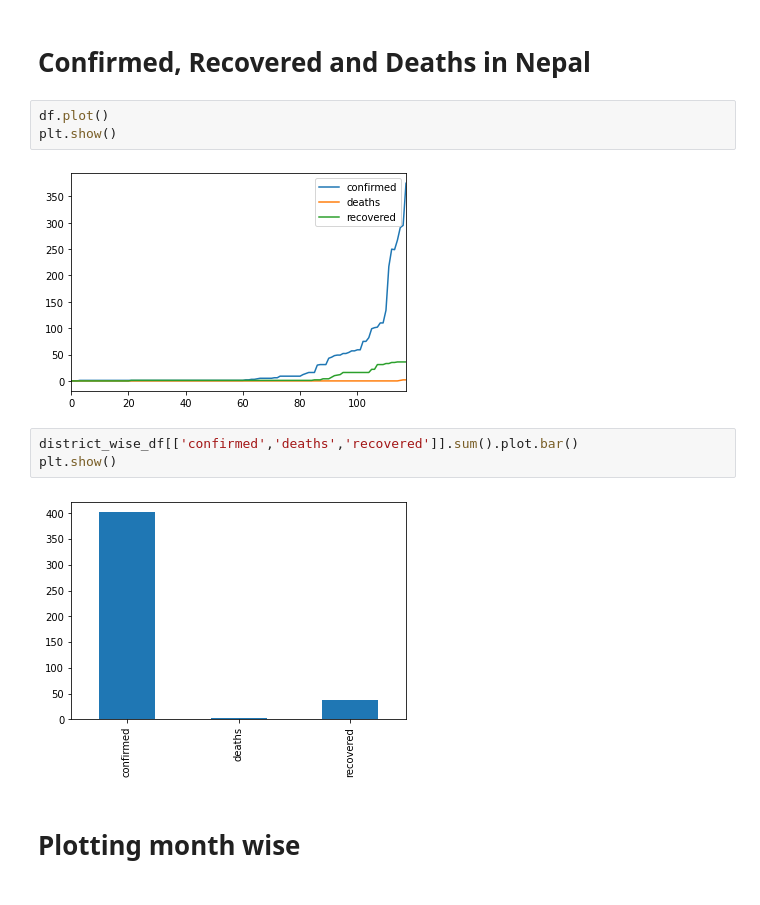
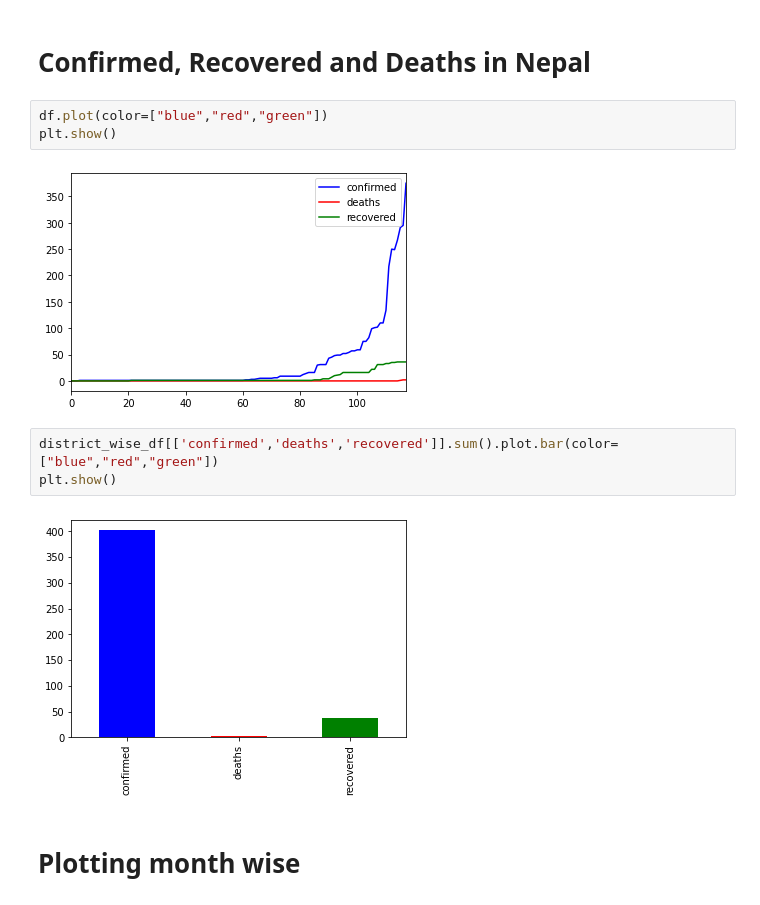
Before and after one commit to pemagrg1/Covid19-Nepal-DataAnalysis, a Jupyter notebook: Nepal Covid Data Analysis.ipynb, the cells around one changed output. Cells and saved outputs as stored; diff of their text form.

Commit message:
giving specific colors to the labels

```diff
--- a/Nepal Covid Data Analysis.ipynb
+++ b/Nepal Covid Data Analysis.ipynb
@@ -27,15 +27,15 @@ Total number of affected district: 38 districts. There are actually 77 districts
 # %% [markdown]
 # Confirmed, Recovered and Deaths in Nepal
 # %%
-df.plot()
+df.plot(color=["blue","red","green"])
 plt.show()
 # %% [output]
-[figure, old version]
+[figure, new version]
 # %%
-district_wise_df[['confirmed','deaths','recovered']].sum().plot.bar()
+district_wise_df[['confirmed','deaths','recovered']].sum().plot.bar(color=["blue","red","green"])
 plt.show()
 # %% [output]
-[figure, old version]
+[figure, new version]
 # %% [markdown]
 # Plotting month wise
 # %%
```
Also changed, not shown: parts of 12 cells of this notebook.
